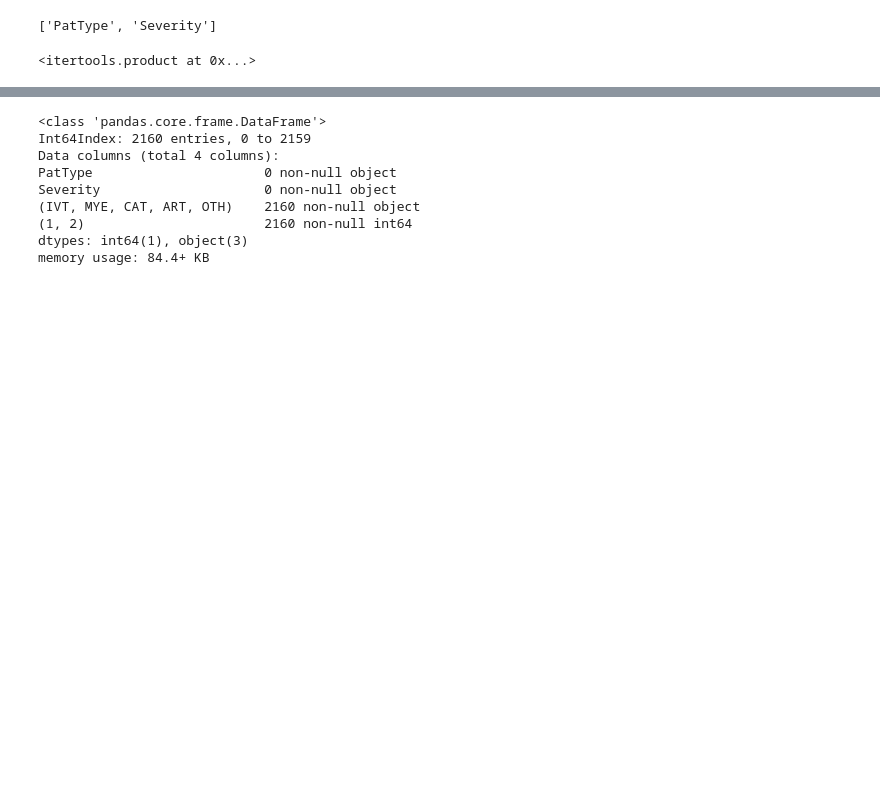
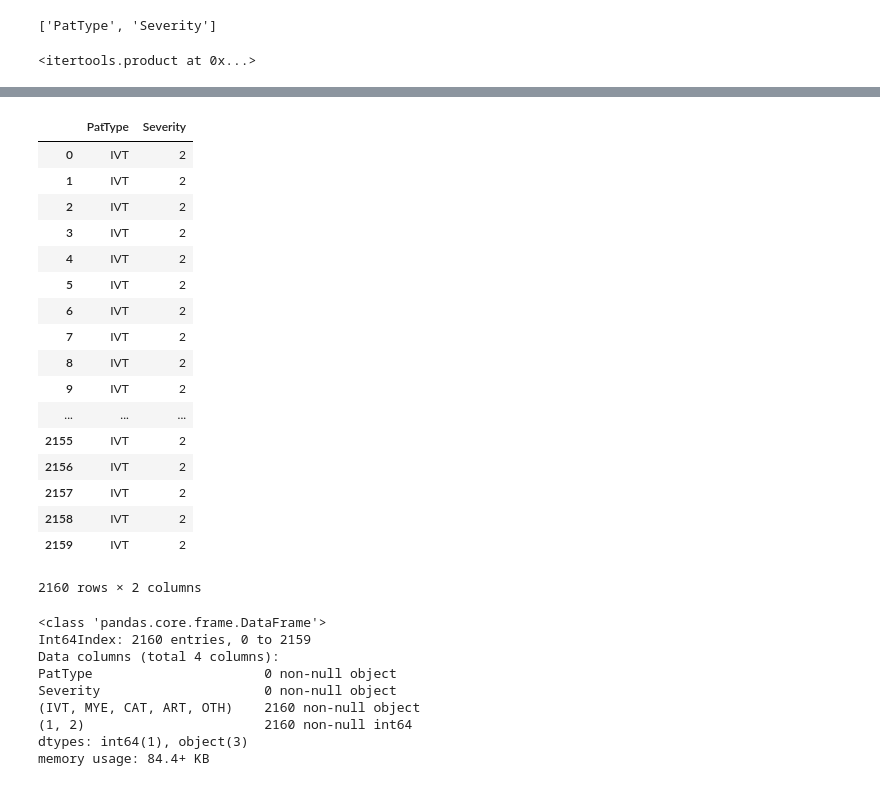
Before and after one commit to misken/hillmaker, a Jupyter notebook: hillmaker/testing/iss17_multicats.ipynb, the cells around one changed output, grey strips where cells are left out. Cells and saved outputs as stored; diff of their text form; code cells hidden in the pictures; blank space fills up the shorter version.

Commit message:
bydt_df created and ready for new multiindex

```diff
--- a/hillmaker/testing/iss17_multicats.ipynb
+++ b/hillmaker/testing/iss17_multicats.ipynb
@@ -108,0 +90,5 @@ cols
+# %%
+numcombos = 1
+for c in categories:
+    numcombos = numcombos * len(c)
+print(numcombos)
@@ -232,8 +233,13 @@ print(catfield)
 # %% [output]
 ['PatType', 'Severity']
 # %%
-rng_bydt = pd.date_range(start_analysis_dt, end_analysis_dt, freq=Minute(bin_size_minutes))
+rng_bydt = pd.Series(pd.date_range(start_analysis_dt, end_analysis_dt, freq=Minute(bin_size_minutes)))
 # %%
 itertools.product(*categories)
 # %% [output]
 <itertools.product at 0x...>
+# %%
+i=2
+print(i)
+i+=1
+print(i)
@@ -240,12 +249,16 @@ itertools.product(*categories)
 # %%
 len_bydt = len(rng_bydt)
+all_cat_df = []
 for p in itertools.product(*categories):
         i=0
-        cat_df = DataFrame(columns=catfield)
+        cat_df = DataFrame()
+        j=0
         for c in [*p]:
             print(c)
-            bydt_catdata = {catfield[i]: [c] * len_bydt}
-            cat_df_cat = DataFrame(bydt_catdata, columns=[catfield[i]])
-            cat_df_cat.info()
-            #cat_df = pd.concat([cat_df, cat_df_cat],axis=1)
-            i+=1
+            bydt_catdata = {catfield[j]: [c] * len_bydt}
+            cat_df_cat = DataFrame(bydt_catdata, columns=[catfield[j]])
+            j+=1
+            #cat_df_cat.info()
+            cat_df = pd.concat([cat_df, cat_df_cat],axis=1)
+        all_cat_df.append(cat_df)
+        i+=1
@@ -252,3 +286,24 @@ for p in itertools.product(*categories):
+# %%
+all_cat_df[1]
+# %% [output]
+|  | PatType | Severity |
+| 0 | IVT | 2 |
+| 1 | IVT | 2 |
+| 2 | IVT | 2 |
+| 3 | IVT | 2 |
+| 4 | IVT | 2 |
+| 5 | IVT | 2 |
+| 6 | IVT | 2 |
+| 7 | IVT | 2 |
+| 8 | IVT | 2 |
+| 9 | IVT | 2 |
+| ... | ... | ... |
+| 2155 | IVT | 2 |
+| 2156 | IVT | 2 |
+| 2157 | IVT | 2 |
+| 2158 | IVT | 2 |
+| 2159 | IVT | 2 |
+2160 rows × 2 columns
 # %%
 cat_df.info()
 # %% [output]
```
Also changed, not shown: parts of 30 cells of this notebook, 2 other files.
